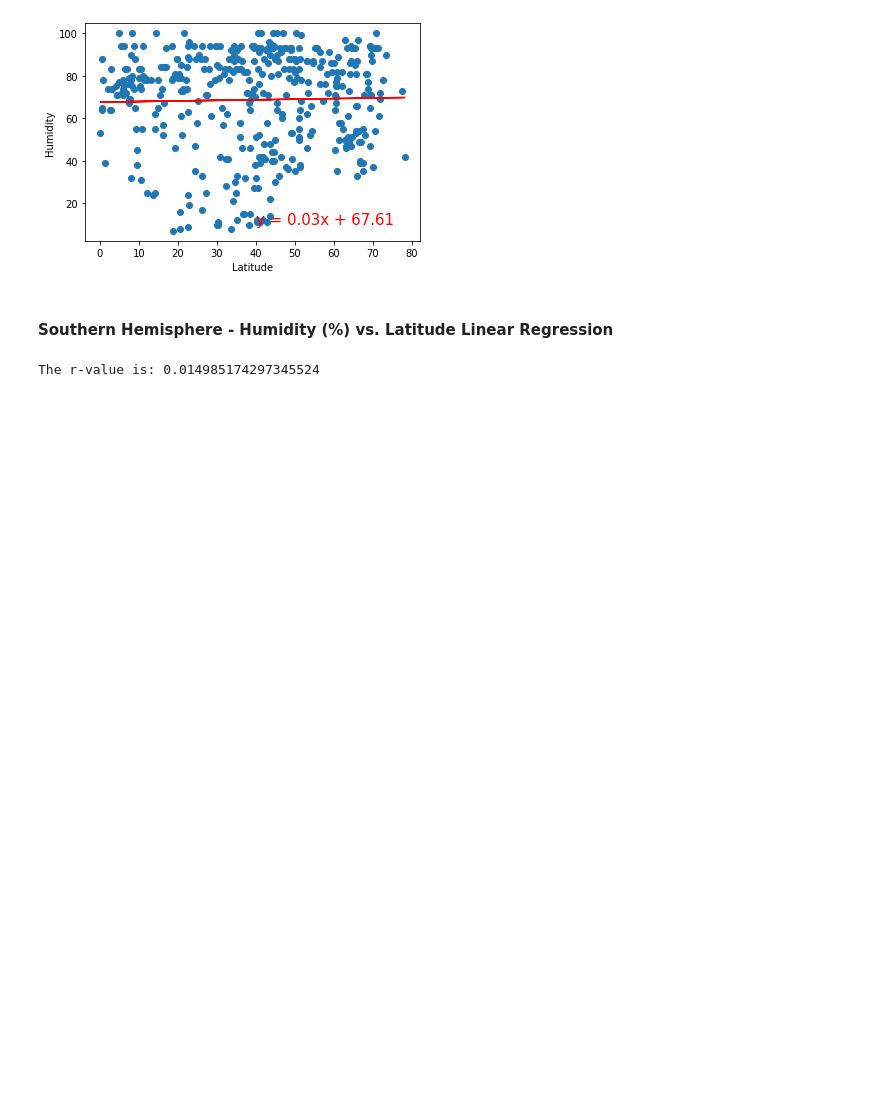
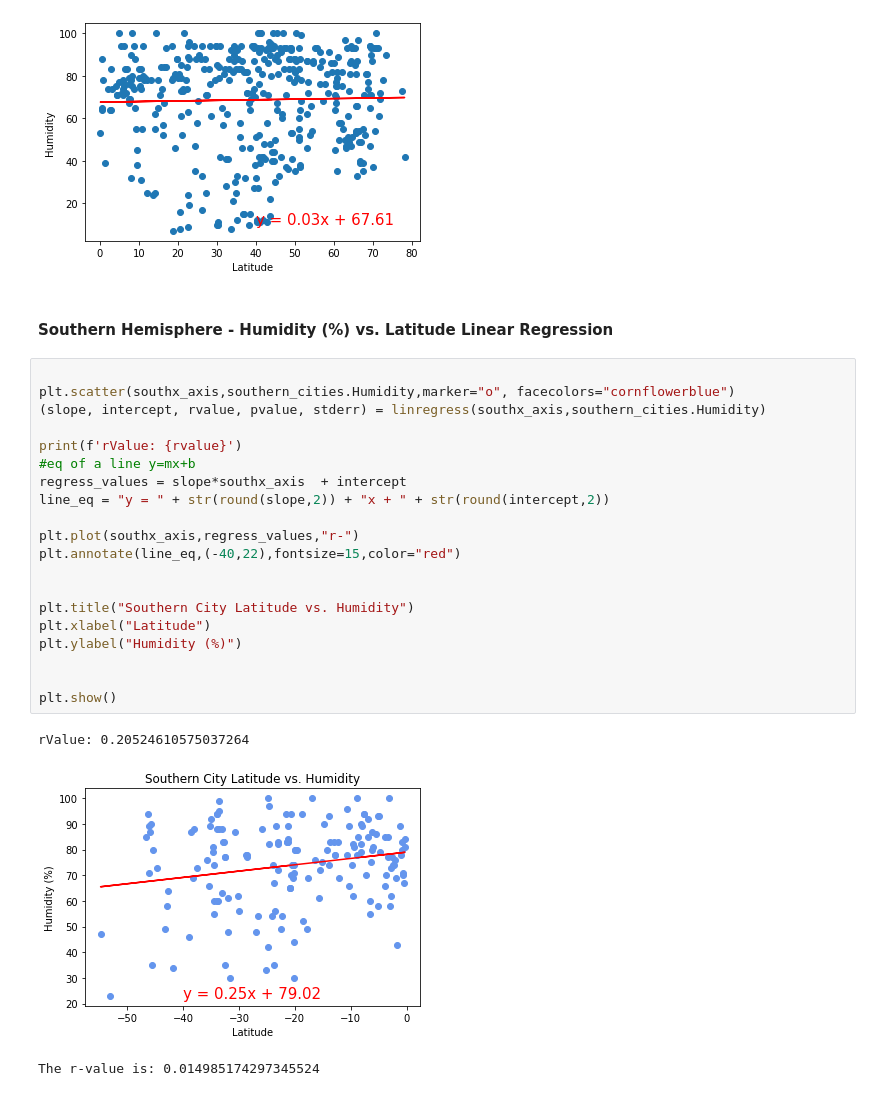
Before and after one commit to kunaual/Python-APIs, a Jupyter notebook: WeatherPy/WeatherPy.ipynb, the cells around one changed output. Saved outputs shown, nothing was run; the diff lists cells and outputs as text; blank space fills up the shorter version.

```diff
--- a/WeatherPy/WeatherPy.ipynb
+++ b/WeatherPy/WeatherPy.ipynb
@@ -363,6 +451,29 @@ The r-value is: 0.000543987878808455
 [figure]
 # %% [markdown]
 ####  Southern Hemisphere - Humidity (%) vs. Latitude Linear Regression
+# %%
+
+plt.scatter(southx_axis,southern_cities.Humidity,marker="o", facecolors="cornflowerblue")
+(slope, intercept, rvalue, pvalue, stderr) = linregress(southx_axis,southern_cities.Humidity)
+
+print(f'rValue: {rvalue}')
+#eq of a line y=mx+b
+regress_values = slope*southx_axis  + intercept
+line_eq = "y = " + str(round(slope,2)) + "x + " + str(round(intercept,2))
+
+plt.plot(southx_axis,regress_values,"r-")
+plt.annotate(line_eq,(-40,22),fontsize=15,color="red")
+
+
+plt.title("Southern City Latitude vs. Humidity")
+plt.xlabel("Latitude")
+plt.ylabel("Humidity (%)")
+
+
+plt.show()
+# %% [output]
+rValue: 0.20524610575037264
+[figure, added]
 # %%
 # %% [output]
 The r-value is: 0.014985174297345524
```
Also changed, not shown: parts of 10 cells of this notebook.
